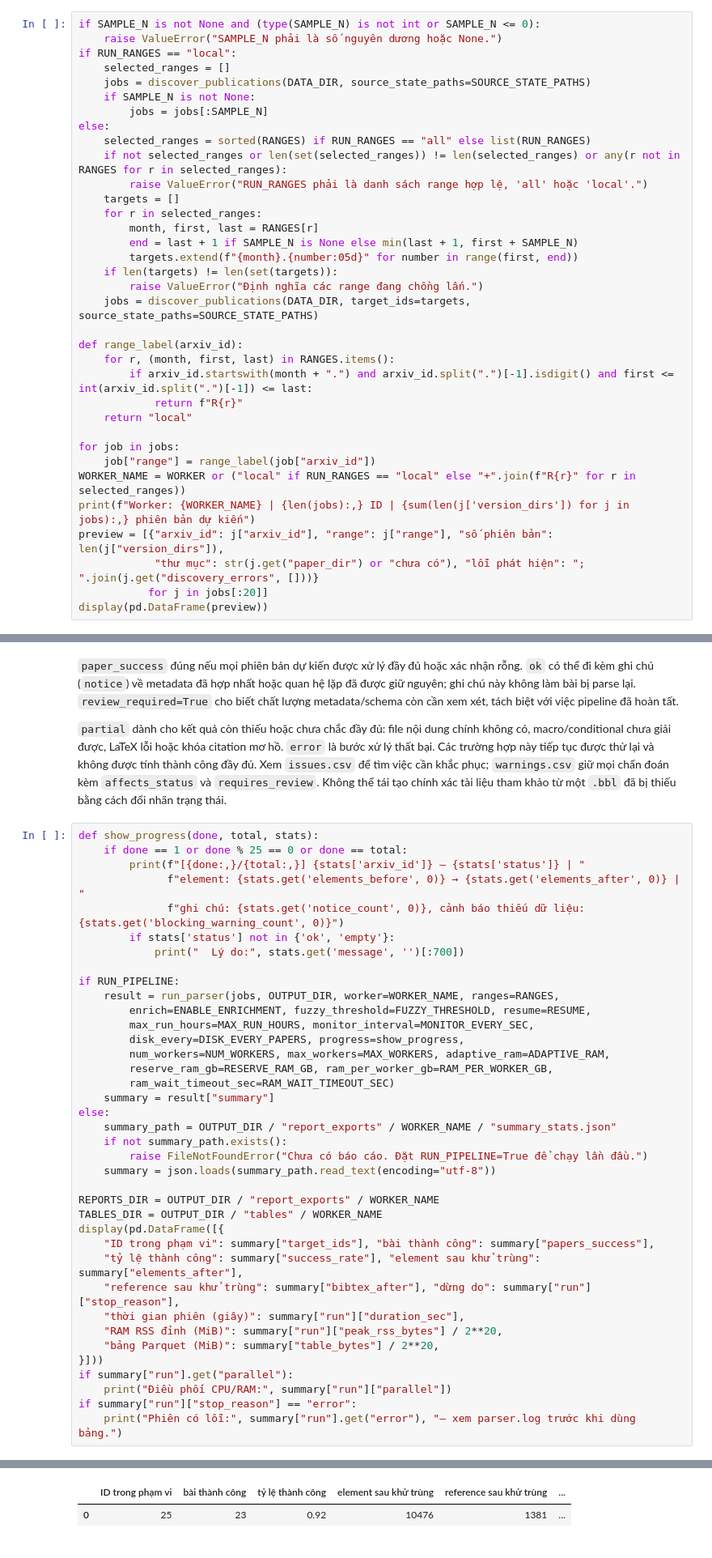
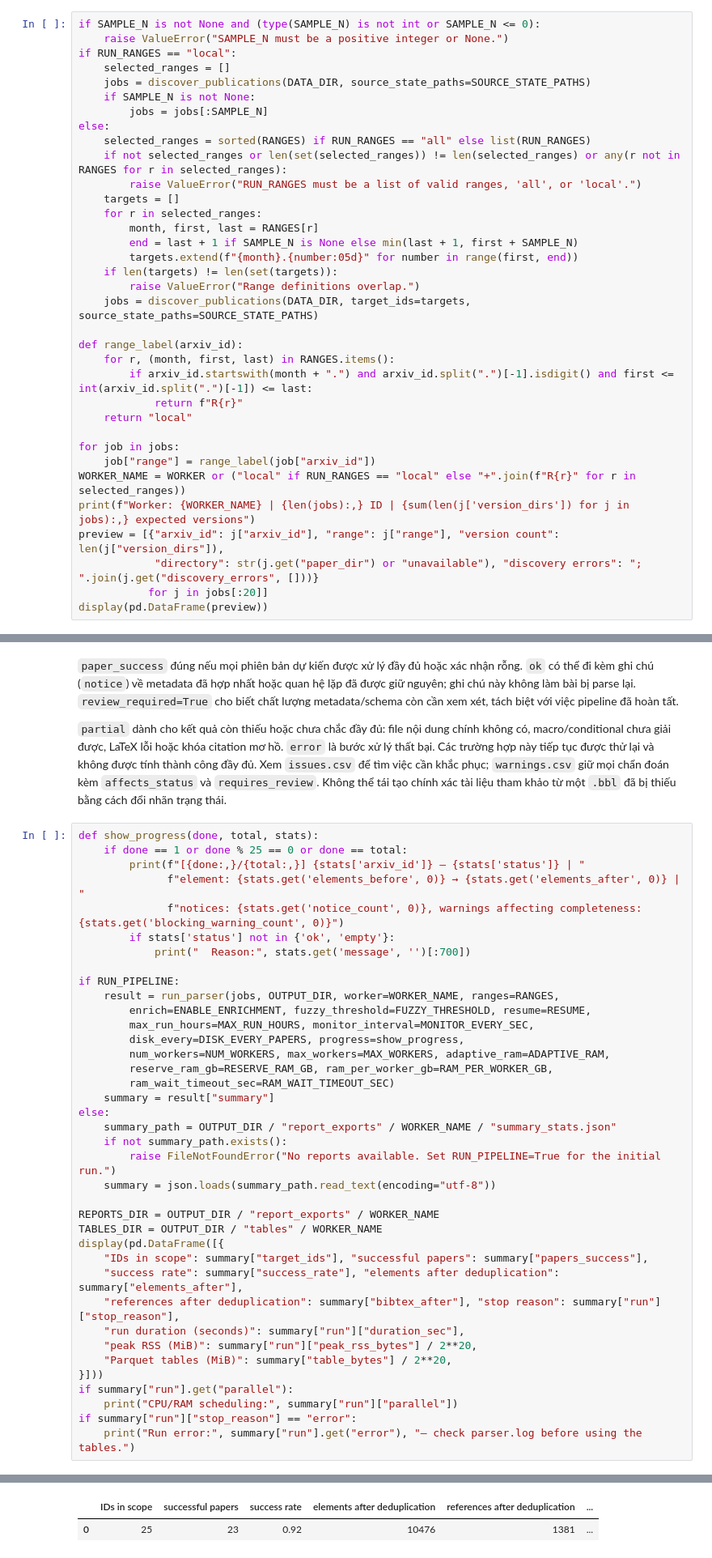
Before and after one commit to DuyNhat1705/Intro2DS-Group3-Source, a Jupyter notebook: src/parser.ipynb, the cells around one changed output, grey strips where cells are left out. Shown at 81% size. Saved outputs shown, nothing was run; the diff lists cells and outputs as text.

```diff
--- a/src/parser.ipynb
+++ b/src/parser.ipynb
@@ -160,7 +160,7 @@ Range giữ nguyên định nghĩa trong `scraper.ipynb`. Mẫu thử chỉ thay
 Danh sách phiên bản lấy từ metadata, state Milestone 1 và thư mục thực tế. Phiên bản đã xác nhận `no_tex` được ghi `empty`; thiếu thư mục không có bằng chứng không được tự coi là rỗng. ID chưa có bất kỳ thông tin phiên bản dùng bản ghi v1 để biểu diễn thiếu đầu vào, không phải bằng chứng bài có một phiên bản. Lỗi metadata, nguồn thiếu và bibliography mơ hồ được giữ trong kết quả kiểm tra/trạng thái.
 # %%
 if SAMPLE_N is not None and (type(SAMPLE_N) is not int or SAMPLE_N <= 0):
-    raise ValueError("SAMPLE_N phải là số nguyên dương hoặc None.")
+    raise ValueError("SAMPLE_N must be a positive integer or None.")
 if RUN_RANGES == "local":
     selected_ranges = []
     jobs = discover_publications(DATA_DIR, source_state_paths=SOURCE_STATE_PATHS)
@@ -169,14 +169,14 @@ if RUN_RANGES == "local":
 else:
     selected_ranges = sorted(RANGES) if RUN_RANGES == "all" else list(RUN_RANGES)
     if not selected_ranges or len(set(selected_ranges)) != len(selected_ranges) or any(r not in RANGES for r in selected_ranges):
-        raise ValueError("RUN_RANGES phải là danh sách range hợp lệ, 'all' hoặc 'local'.")
+        raise ValueError("RUN_RANGES must be a list of valid ranges, 'all', or 'local'.")
     targets = []
     for r in selected_ranges:
         month, first, last = RANGES[r]
         end = last + 1 if SAMPLE_N is None else min(last + 1, first + SAMPLE_N)
         targets.extend(f"{month}.{number:05d}" for number in range(first, end))
     if len(targets) != len(set(targets)):
-        raise ValueError("Định nghĩa các range đang chồng lấn.")
+        raise ValueError("Range definitions overlap.")
     jobs = discover_publications(DATA_DIR, target_ids=targets, source_state_paths=SOURCE_STATE_PATHS)
 
 def range_label(arxiv_id):
@@ -188,9 +188,9 @@ def range_label(arxiv_id):
 for job in jobs:
     job["range"] = range_label(job["arxiv_id"])
 WORKER_NAME = WORKER or ("local" if RUN_RANGES == "local" else "+".join(f"R{r}" for r in selected_ranges))
-print(f"Worker: {WORKER_NAME} | {len(jobs):,} ID | {sum(len(j['version_dirs']) for j in jobs):,} phiên bản dự kiến")
-preview = [{"arxiv_id": j["arxiv_id"], "range": j["range"], "số phiên bản": len(j["version_dirs"]),
-            "thư mục": str(j.get("paper_dir") or "chưa có"), "lỗi phát hiện": "; ".join(j.get("discovery_errors", []))}
+print(f"Worker: {WORKER_NAME} | {len(jobs):,} ID | {sum(len(j['version_dirs']) for j in jobs):,} expected versions")
+preview = [{"arxiv_id": j["arxiv_id"], "range": j["range"], "version count": len(j["version_dirs"]),
+            "directory": str(j.get("paper_dir") or "unavailable"), "discovery errors": "; ".join(j.get("discovery_errors", []))}
            for j in jobs[:20]]
 display(pd.DataFrame(preview))
 # %% [output]
@@ -265,9 +265,9 @@ def show_progress(done, total, stats):
     if done == 1 or done % 25 == 0 or done == total:
         print(f"[{done:,}/{total:,}] {stats['arxiv_id']} — {stats['status']} | "
               f"element: {stats.get('elements_before', 0)} → {stats.get('elements_after', 0)} | "
-              f"ghi chú: {stats.get('notice_count', 0)}, cảnh báo thiếu dữ liệu: {stats.get('blocking_warning_count', 0)}")
+              f"notices: {stats.get('notice_count', 0)}, warnings affecting completeness: {stats.get('blocking_warning_count', 0)}")
         if stats['status'] not in {'ok', 'empty'}:
-            print("  Lý do:", stats.get('message', '')[:700])
+            print("  Reason:", stats.get('message', '')[:700])
 
 if RUN_PIPELINE:
     result = run_parser(jobs, OUTPUT_DIR, worker=WORKER_NAME, ranges=RANGES,
@@ -281,21 +281,21 @@ if RUN_PIPELINE:
 else:
     summary_path = OUTPUT_DIR / "report_exports" / WORKER_NAME / "summary_stats.json"
     if not summary_path.exists():
-        raise FileNotFoundError("Chưa có báo cáo. Đặt RUN_PIPELINE=True để chạy lần đầu.")
+        raise FileNotFoundError("No reports available. Set RUN_PIPELINE=True for the initial run.")
     summary = json.loads(summary_path.read_text(encoding="utf-8"))
 
 REPORTS_DIR = OUTPUT_DIR / "report_exports" / WORKER_NAME
 TABLES_DIR = OUTPUT_DIR / "tables" / WORKER_NAME
 display(pd.DataFrame([{
-    "ID trong phạm vi": summary["target_ids"], "bài thành công": summary["papers_success"],
-    "tỷ lệ thành công": summary["success_rate"], "element sau khử trùng": summary["elements_after"],
-    "reference sau khử trùng": summary["bibtex_after"], "dừng do": summary["run"]["stop_reason"],
-    "thời gian phiên (giây)": summary["run"]["duration_sec"],
-    "RAM RSS đỉnh (MiB)": summary["run"]["peak_rss_bytes"] / 2**20,
-    "bảng Parquet (MiB)": summary["table_bytes"] / 2**20,
+    "IDs in scope": summary["target_ids"], "successful papers": summary["papers_success"],
+    "success rate": summary["success_rate"], "elements after deduplication": summary["elements_after"],
+    "references after deduplication": summary["bibtex_after"], "stop reason": summary["run"]["stop_reason"],
+    "run duration (seconds)": summary["run"]["duration_sec"],
+    "peak RSS (MiB)": summary["run"]["peak_rss_bytes"] / 2**20,
+    "Parquet tables (MiB)": summary["table_bytes"] / 2**20,
 }]))
 if summary["run"].get("parallel"):
-    print("Điều phối CPU/RAM:", summary["run"]["parallel"])
+    print("CPU/RAM scheduling:", summary["run"]["parallel"])
 if summary["run"]["stop_reason"] == "error":
-    print("Phiên có lỗi:", summary["run"].get("error"), "— xem parser.log trước khi dùng bảng.")
+    print("Run error:", summary["run"].get("error"), "— check parser.log before using the tables.")
 # %% [output]
@@ -304,2 +304,2 @@ if summary["run"]["stop_reason"] == "error":
-|  | ID trong phạm vi | bài thành công | tỷ lệ thành công | element sau khử trùng | reference sau khử trùng | ... |
+|  | IDs in scope | successful papers | success rate | elements after deduplication | references after deduplication | ... |
 | 0 | 25 | 23 | 0.92 | 10476 | 1381 | ... |
```
Also changed, not shown: parts of 10 cells of this notebook, 4 other files.
